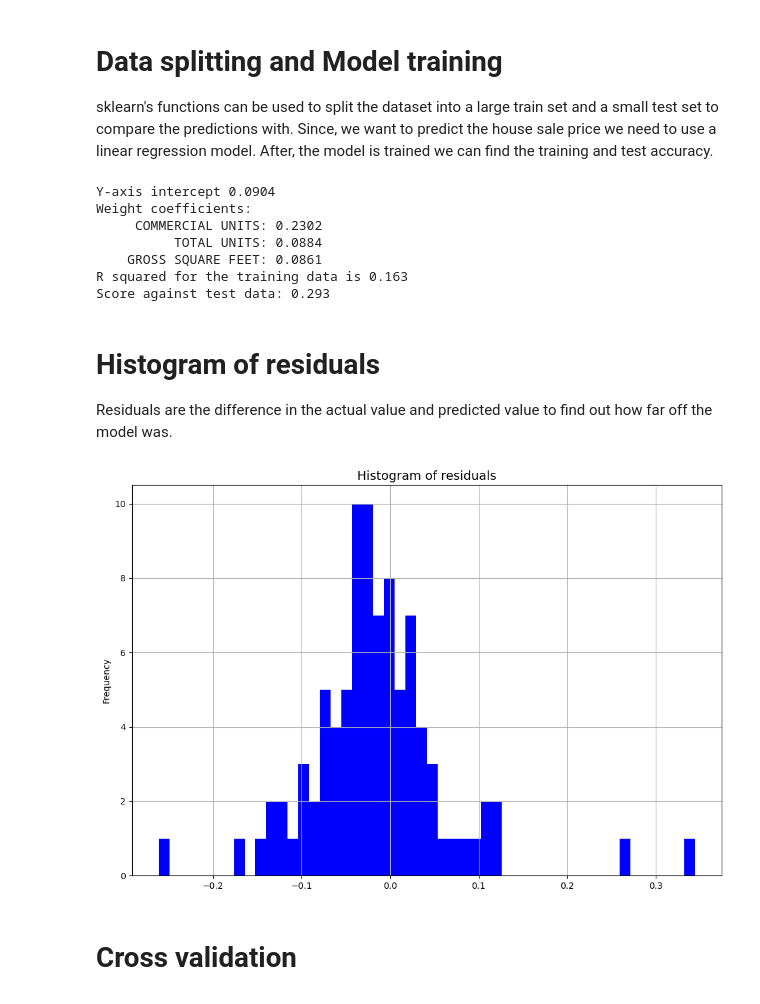
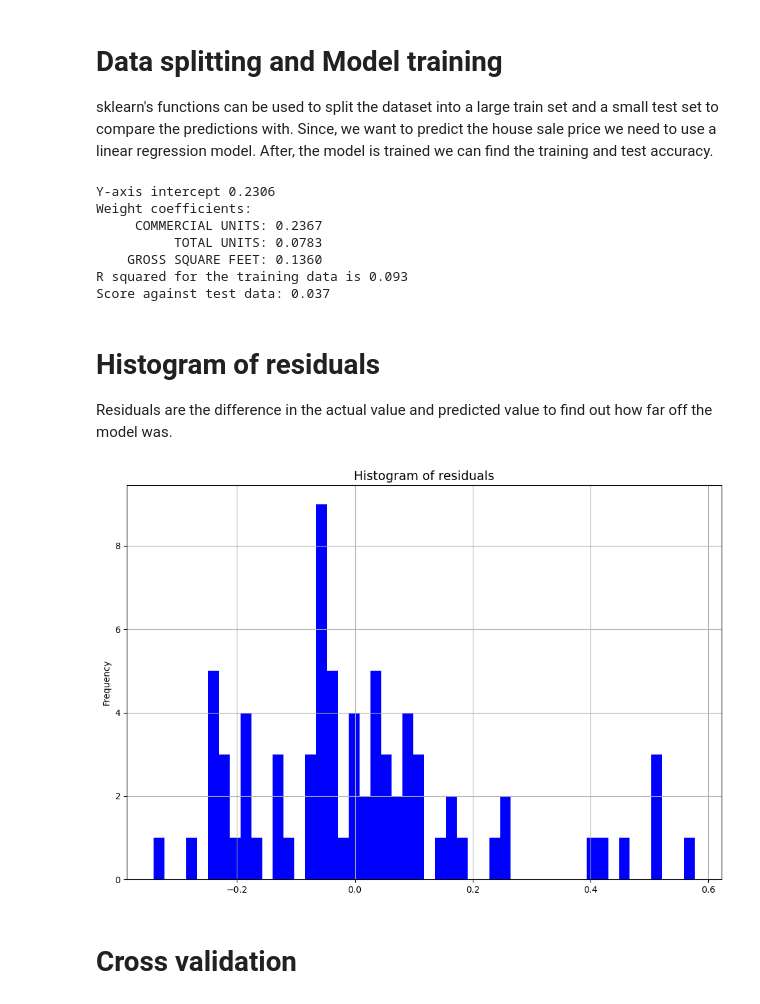
Before and after one commit to iNafey/house-price-predictor, a Jupyter notebook: main.ipynb, the cells around one changed output. Saved outputs shown, nothing was run; the diff lists cells and outputs as text; code cells hidden in the pictures.

Commit message:
Fixed modularization and outliers removal code for Part 1. Added RF for Part 2

```diff
--- a/main.ipynb
+++ b/main.ipynb
@@ -200,15 +191,16 @@ This means all of the columns in the table above should have a check to remove o
 # %%
-def identify_outlier(df):
+def identify_outlier(df, features):
     temp = np.zeros(df.shape[0])
-    desc = data.describe()
-    for i in ["COMMERCIAL UNITS","LAND SQUARE FEET","GROSS SQUARE FEET","RESIDENTIAL UNITS","SALE PRICE", "TOTAL UNITS"]:
+    desc = df.describe()
+    for i in features:
+        iqr = desc[i]["75%"] - desc[i]["25%"]
         for j, x in enumerate(df[i]):
-            if x < desc[i]["mean"] - 2*desc[i]["std"] or x > desc[i]["mean"] + 2*desc[i]["std"]:
+            if x < (desc[i]["25%"] - 1.5*(iqr)) or x > (desc[i]["75%"] + 1.5*(iqr)):
                 temp[j] = 1
     df['outlier'] = temp
     return df
 
-data = identify_outlier(data)
+data = identify_outlier(data, ["LAND SQUARE FEET","GROSS SQUARE FEET","SALE PRICE"])
 print("number of outliers identified:", data['outlier'].sum())
 data = data[data.outlier == 0]
 data.drop('outlier', axis = 1, inplace = True)
@@ -243,9 +235,9 @@ def normalise(df):
     desc = df.describe()
     for i in columns:
         temp = np.zeros(df.shape[0])
-        for j, x in enumerate(data[i]):
+        for j, x in enumerate(df[i]):
             temp[j] = (x-desc[i]["min"])/(desc[i]["max"]-desc[i]["min"])
-        data[i] = temp
+        df[i] = temp
     return df
 # %%
 data = normalise(data)
@@ -488,43 +482,49 @@ sklearn's functions can be used to split the dataset into a large train set and
 # %%
 from sklearn.model_selection import train_test_split
 
-predictor_features = ['COMMERCIAL UNITS', 'TOTAL UNITS', 'GROSS SQUARE FEET']
-X = df[predictor_features]
-Y = df['SALE PRICE']
-trainX, testX, trainY, testY = train_test_split(X, Y, test_size=0.2, random_state=42)
-lm = linear_model.LinearRegression()
-lm.fit(trainX, trainY)
-# Inspect the calculated model equations
-print("Y-axis intercept {:6.4f}".format(lm.intercept_))
-print("Weight coefficients:")
-for feat, coef in zip(select_features, lm.coef_):
-    print(" {:>20}: {:6.4f}".format(feat, coef))
-# The value of R^2
-print("R squared for the training data is {:4.3f}".format(lm.score(trainX, trainY)))
-print("Score against test data: {:4.3f}".format(lm.score(testX, testY)))
+def data_split_train(df, predictor_features, outcome_feature):
+    X = df[predictor_features]
+    Y = df[outcome_feature]
+    trainX, testX, trainY, testY = train_test_split(X, Y, test_size=0.2) #, random_state=42)
+    lm = linear_model.LinearRegression()
+    lm.fit(trainX, trainY)
+    # Inspect the calculated model equations
+    print("Y-axis intercept {:6.4f}".format(lm.intercept_))
+    print("Weight coefficients:")
+    for feat, coef in zip(predictor_features, lm.coef_):
+        print(" {:>20}: {:6.4f}".format(feat, coef))
+    # The value of R^2
+    print("R squared for the training data is {:4.3f}".format(lm.score(trainX, trainY)))
+    print("Score against test data: {:4.3f}".format(lm.score(testX, testY)))
+    return (lm, testX, testY)
+
+sp_lm, sp_testX, sp_testY = data_split_train(data, ['COMMERCIAL UNITS', 'TOTAL UNITS', 'GROSS SQUARE FEET'], 'SALE PRICE')
 # %% [output]
-Y-axis intercept 0.0904
+Y-axis intercept 0.2306
 Weight coefficients:
-     COMMERCIAL UNITS: 0.2302
-          TOTAL UNITS: 0.0884
-    GROSS SQUARE FEET: 0.0861
-R squared for the training data is 0.163
-Score against test data: 0.293
+     COMMERCIAL UNITS: 0.2367
+          TOTAL UNITS: 0.0783
+    GROSS SQUARE FEET: 0.1360
+R squared for the training data is 0.093
+Score against test data: 0.037
 # %% [markdown]
 # Histogram of residuals
 Residuals are the difference in the actual value and predicted value to find out how far off the model was.
 # %%
-prediction = lm.predict(testX)
-residuals = (testY - prediction)
+def hist_res(tModel, testX, testY):
+    prediction = tModel.predict(testX)
+    residuals = (testY - prediction)
 
-plt.figure(figsize=(12, 8))
-plt.title('Histogram of residuals', fontsize=14)
-plt.hist(residuals, color='blue', bins=50)
-plt.ylabel('Frequency')
-plt.grid()
-plt.show()
+    plt.figure(figsize=(12, 8))
+    plt.title('Histogram of residuals', fontsize=14)
+    plt.hist(residuals, color='blue', bins=50)
+    plt.ylabel('Frequency')
+    plt.grid()
+    plt.show()
+    return
+hist_res(sp_lm, sp_testX, sp_testY)
 # %% [output]
-[figure, old version]
+[figure, new version]
 # %% [markdown]
 # Cross validation
 # %%
```
Also changed, not shown: parts of 55 cells of this notebook.
